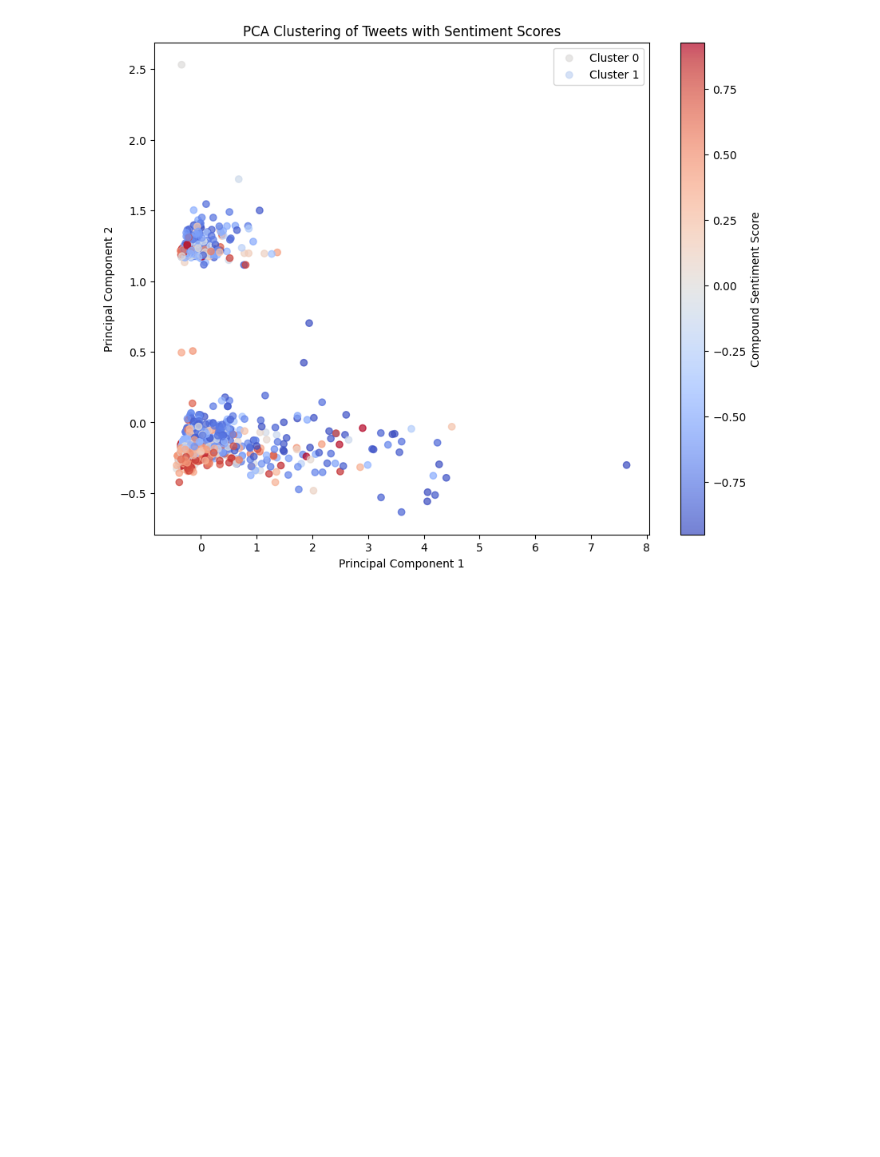
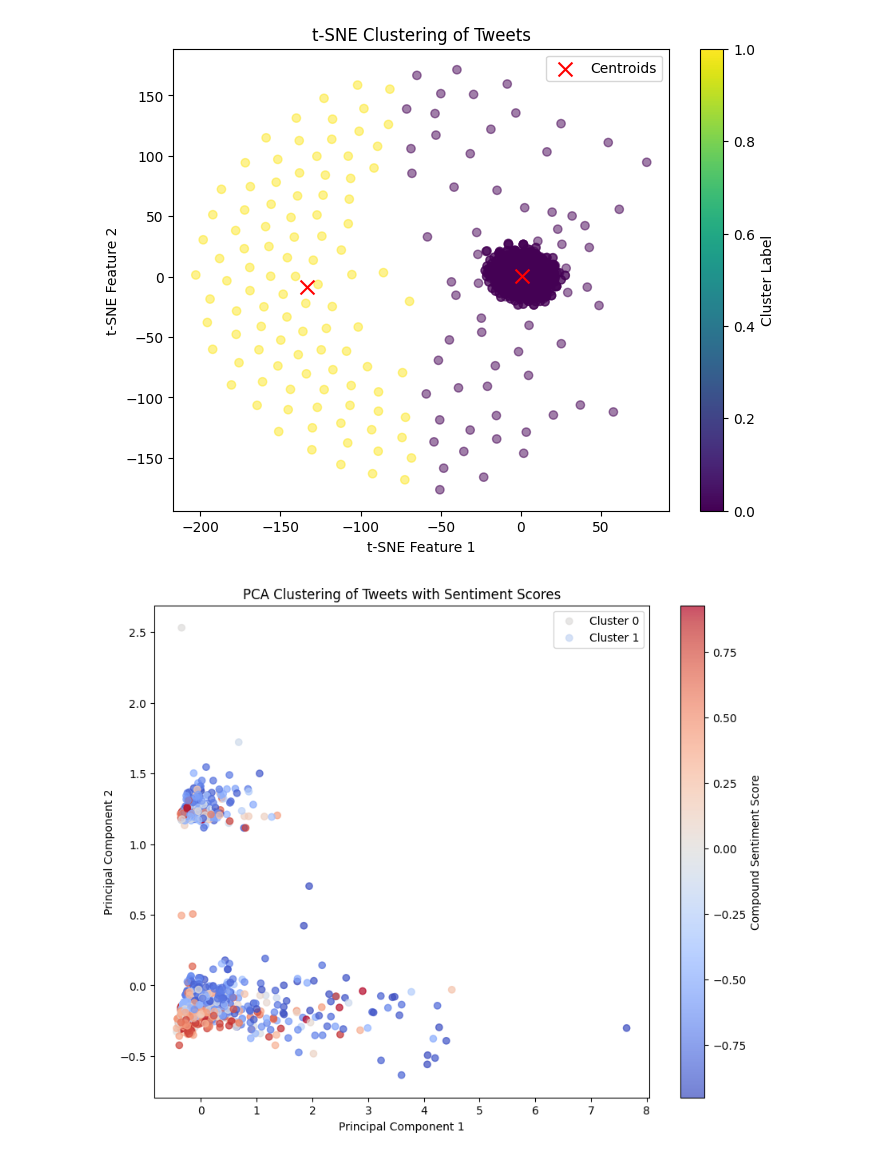
Before and after one commit to oodball/Suicidal-Tweet-Detection, a Jupyter notebook: experimenting.ipynb, the cells around one changed output. Drawn from its saved outputs; the diff is of its cells as text; code cells hidden in the pictures; blank space fills up the shorter version.

```diff
--- a/experimenting.ipynb
+++ b/experimenting.ipynb
@@ -202,3 +327,33 @@ plt.show()
+# %%
+# Drop rows with missing 'Tweet'
+data.dropna(subset=['Tweet'], inplace=True)
+
+# Feature extraction (Bag of Words)
+count_vectorizer = CountVectorizer()
+bow_matrix = count_vectorizer.fit_transform(data['Tweet'])
+
+# t-SNE for dimensionality reduction
+tsne = TSNE(n_components=2, perplexity=30, learning_rate=200, n_iter=3000, random_state=42)
+tsne_results = tsne.fit_transform(bow_matrix.toarray())
+
+# Clustering with KMeans
+kmeans = KMeans(n_clusters=2, random_state=42)
+kmeans.fit(tsne_results)
+data['cluster_label'] = kmeans.labels_
+
+# Plotting
+plt.figure(figsize=(8, 6))
+plt.scatter(tsne_results[:, 0], tsne_results[:, 1], c=data['cluster_label'], cmap='viridis', alpha=0.5)
+centroids = kmeans.cluster_centers_
+plt.scatter(centroids[:, 0], centroids[:, 1], marker='x', s=100, c='red', label='Centroids')
+plt.title('t-SNE Clustering of Tweets')
+plt.xlabel('t-SNE Feature 1')
+plt.ylabel('t-SNE Feature 2')
+plt.colorbar(label='Cluster Label')
+plt.legend()
+plt.show()
+# %% [output]
+[figure, added]
 # %%
 import pandas as pd
 import matplotlib.pyplot as plt
```
Also changed, not shown: parts of 2 cells of this notebook.
